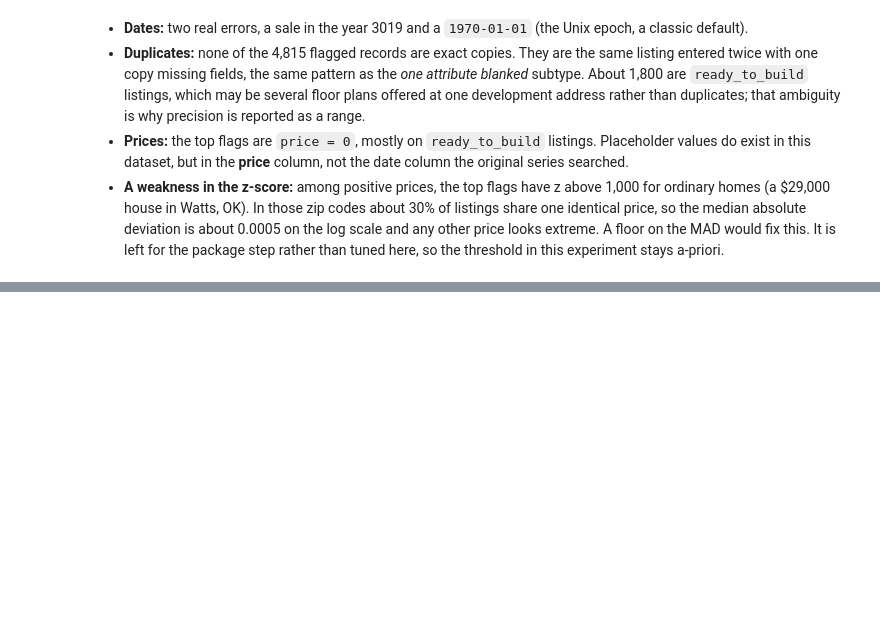
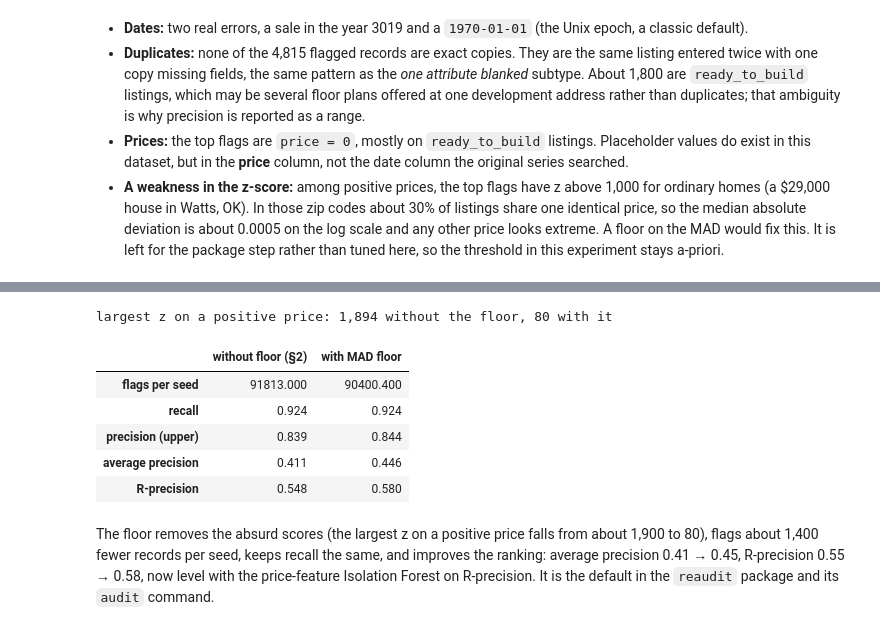
Before and after one commit to Mariam-Fathi/real-estate-audit, a Jupyter notebook: notebooks/02_detector_validation.ipynb, the cells around one changed output, grey strips where cells are left out. Saved outputs shown, nothing was run; the diff lists cells and outputs as text; code cells hidden in the pictures; blank space fills up the shorter version.

```diff
--- a/notebooks/02_detector_validation.ipynb
+++ b/notebooks/02_detector_validation.ipynb
@@ -214,10 +223,10 @@ Three results:
 Flags on the *unmodified* dataset are not scored (there is no ground truth), but they are the reason to build the
 detectors. Each group below is a candidate for review.
 # %%
-raw = load_raw('../data/raw/realtor-data.zip.csv')
+raw = load_raw()
 bad_dates = raw[detectors.invalid_dates(raw)]
 dup = raw[detectors.duplicates(raw)]
-z = detectors.price_robust_z(raw)
+z = detectors.price_robust_z(raw, mad_floor_quantile=None)   # the detector as evaluated in §2
 print(f'invalid dates      : {len(bad_dates)} records -> {bad_dates.prev_sold_date.tolist()}')
 print(f'listing duplicates : {len(dup):,} records in {dup.groupby(detectors.LISTING_KEY).ngroups:,} groups')
 print(f'price |z| > 3.5    : {(z > 3.5).sum():,} records ({(z > 3.5).mean():.1%}); price = 0: {(raw.price == 0).sum()}')
@@ -271,3 +287,33 @@ status of price = 0 listings: {'ready_to_build': 266, 'for_sale': 14}
+# %%
+versions = {'without floor (§2)': 'corrected: robust z (|z| > 3.5)', 'with MAD floor': 'corrected v2: robust z + MAD floor'}
+fix = pd.DataFrame({name: {'flags per seed': m[m.detector == d].flagged.mean(),
+                           'recall': m[m.detector == d].recall.mean(),
+                           'precision (upper)': m[m.detector == d].precision_upper.mean(),
+                           'average precision': m[m.detector == d].average_precision.mean(),
+                           'R-precision': m[m.detector == d].r_precision.mean()}
+                    for name, d in versions.items()})
+assert fix.loc['recall'].nunique() == 1 or abs(fix.loc['recall'].diff().iloc[-1]) < 0.002
+assert fix.loc['average precision', 'with MAD floor'] > fix.loc['average precision', 'without floor (§2)']
+
+z2 = detectors.price_robust_z(raw)
+top = raw.assign(z=z2).query('price > 0').sort_values('z', ascending=False)
+worst_without, worst_with = z.loc[raw.price > 0].max(), top.z.iloc[0]
+assert worst_without > 10 * worst_with
+print(f'largest z on a positive price: {worst_without:,.0f} without the floor, {worst_with:,.0f} with it')
+fix.round(3)
+# %% [output]
+largest z on a positive price: 1,894 without the floor, 80 with it
+|  | without floor (§2) | with MAD floor |
+| flags per seed | 91813.000 | 90400.400 |
+| recall | 0.924 | 0.924 |
+| precision (upper) | 0.839 | 0.844 |
+| average precision | 0.411 | 0.446 |
+| R-precision | 0.548 | 0.580 |
+# %% [markdown]
+The floor removes the absurd scores (the largest z on a positive price falls from about 1,900 to 80), flags about 1,400 fewer
+records per seed, keeps recall the same, and improves the ranking: average precision 0.41 → 0.45, R-precision
+0.55 → 0.58, now level with the price-feature Isolation Forest on R-precision. It is the default in the `reaudit`
+package and its `audit` command.
 # %% [markdown]
 ## 5. Limitations
 
```
Also changed, not shown: parts of 3 cells of this notebook, 37 other files.
